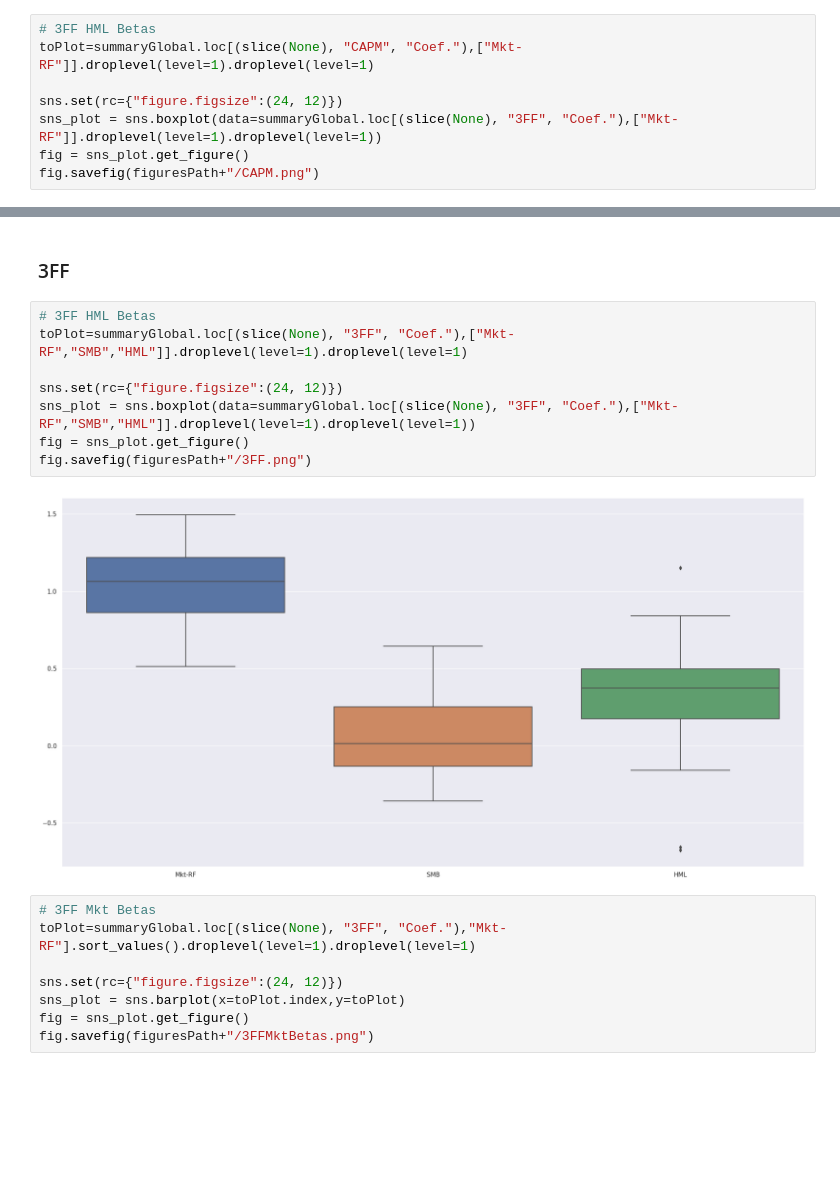
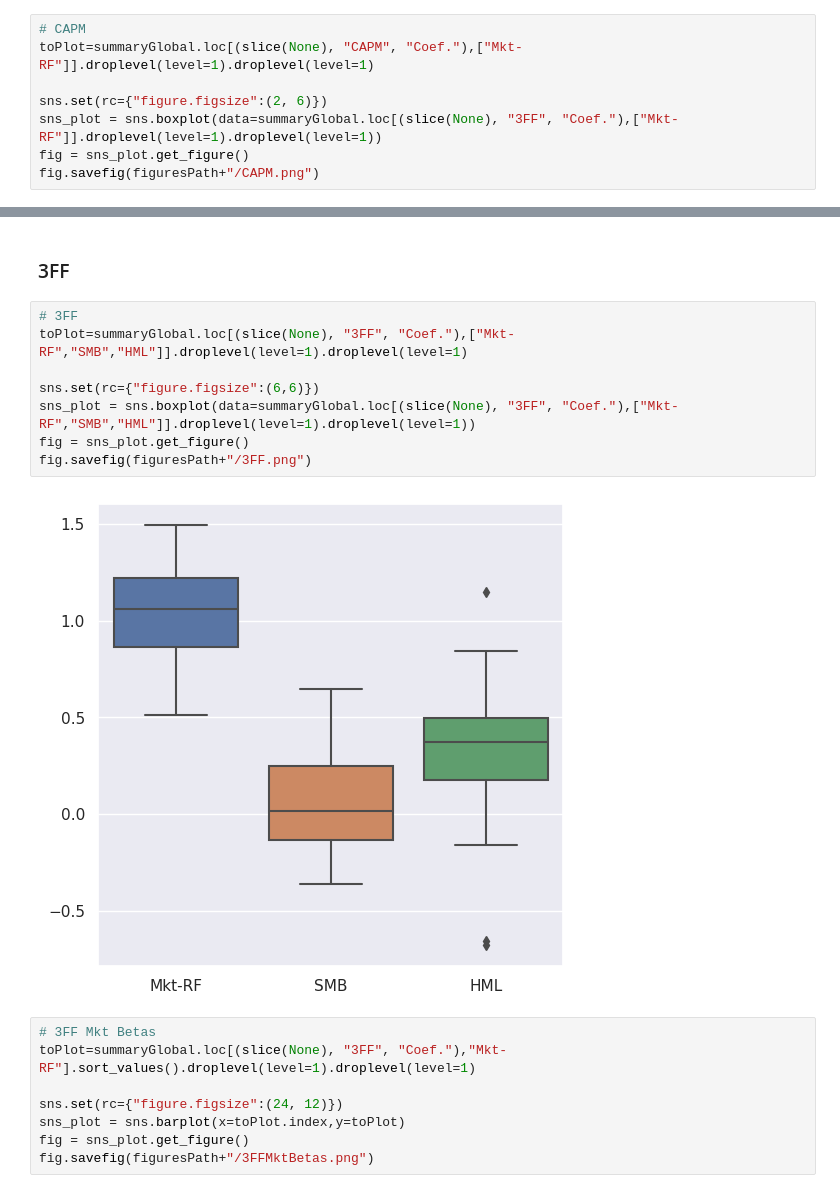
Before and after one commit to olivier-coz/research-methodology-project, a Jupyter notebook: notebooks/Methodology.ipynb, the cells around one changed output, grey strips where cells are left out. Cells and saved outputs as stored; diff of their text form; blank space fills up the shorter version.

```diff
--- a/notebooks/Methodology.ipynb
+++ b/notebooks/Methodology.ipynb
@@ -147,10 +147,10 @@ summaryGlobal.to_excel(dataPath+"/processed/regressionSummary.xlsx")
 # %% [markdown]
 ### CAPM
 # %%
-# 3FF HML Betas
+# CAPM
 toPlot=summaryGlobal.loc[(slice(None), "CAPM", "Coef."),["Mkt-RF"]].droplevel(level=1).droplevel(level=1)
 
-sns.set(rc={"figure.figsize":(24, 12)})
+sns.set(rc={"figure.figsize":(2, 6)})
 sns_plot = sns.boxplot(data=summaryGlobal.loc[(slice(None), "3FF", "Coef."),["Mkt-RF"]].droplevel(level=1).droplevel(level=1))
 fig = sns_plot.get_figure()
 fig.savefig(figuresPath+"/CAPM.png")
@@ -169,15 +169,15 @@ fig.savefig(figuresPath+"/CAPMBetas.png")
 # %% [markdown]
 ### 3FF
 # %%
-# 3FF HML Betas
+# 3FF
 toPlot=summaryGlobal.loc[(slice(None), "3FF", "Coef."),["Mkt-RF","SMB","HML"]].droplevel(level=1).droplevel(level=1)
 
-sns.set(rc={"figure.figsize":(24, 12)})
+sns.set(rc={"figure.figsize":(6,6)})
 sns_plot = sns.boxplot(data=summaryGlobal.loc[(slice(None), "3FF", "Coef."),["Mkt-RF","SMB","HML"]].droplevel(level=1).droplevel(level=1))
 fig = sns_plot.get_figure()
 fig.savefig(figuresPath+"/3FF.png")
 # %% [output]
-[figure, old version]
+[figure, new version]
 # %%
 # 3FF Mkt Betas
 toPlot=summaryGlobal.loc[(slice(None), "3FF", "Coef."),"Mkt-RF"].sort_values().droplevel(level=1).droplevel(level=1)
```
Also changed, not shown: parts of 7 cells of this notebook, 3 other files.
